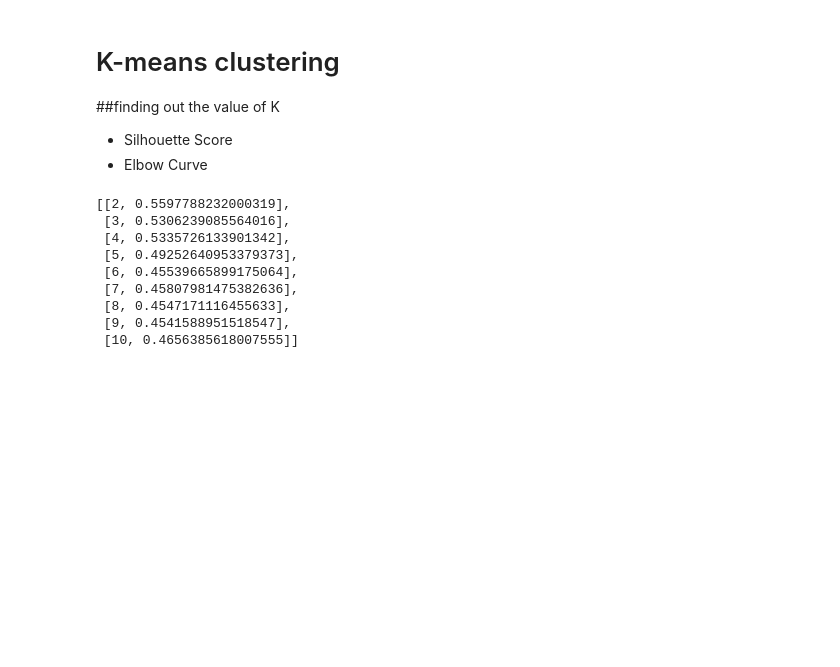
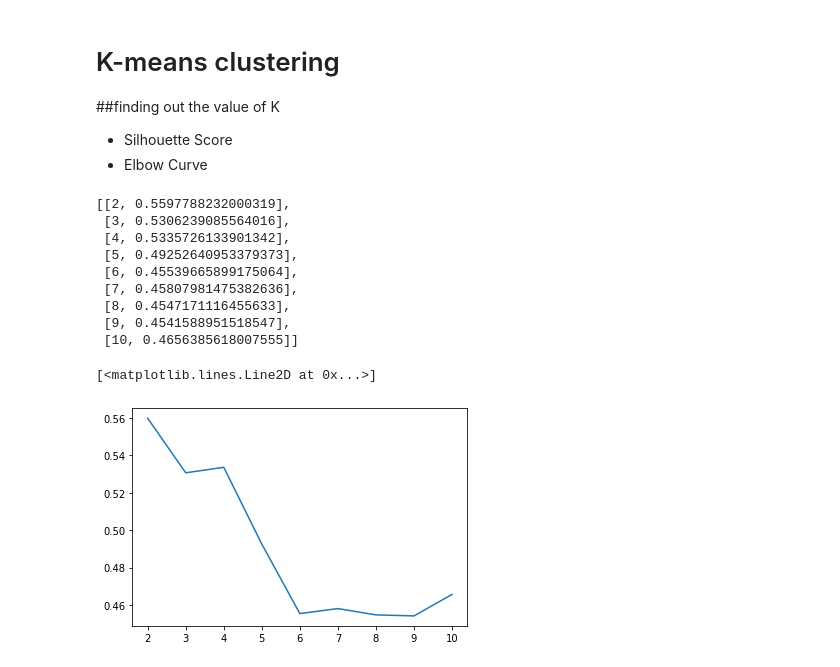
Before and after one commit to Arch0/Analysis-of-country-dataset-, a Jupyter notebook: Untitled1.ipynb, the cells around one changed output. Drawn from its saved outputs; the diff is of its cells as text; code cells hidden in the pictures; blank space fills up the shorter version.

```diff
--- a/Untitled1.ipynb
+++ b/Untitled1.ipynb
@@ -270,3 +270,8 @@ ss
  [8, 0.4547171116455633],
  [9, 0.4541588951518547],
  [10, 0.4656385618007555]]
+# %%
+plt.plot(pd.DataFrame(ss)[0], pd.DataFrame(ss)[1])
+# %% [output]
+[<matplotlib.lines.Line2D at 0x...>]
+[figure, added]
```
Also changed, not shown: parts of 4 cells of this notebook.
